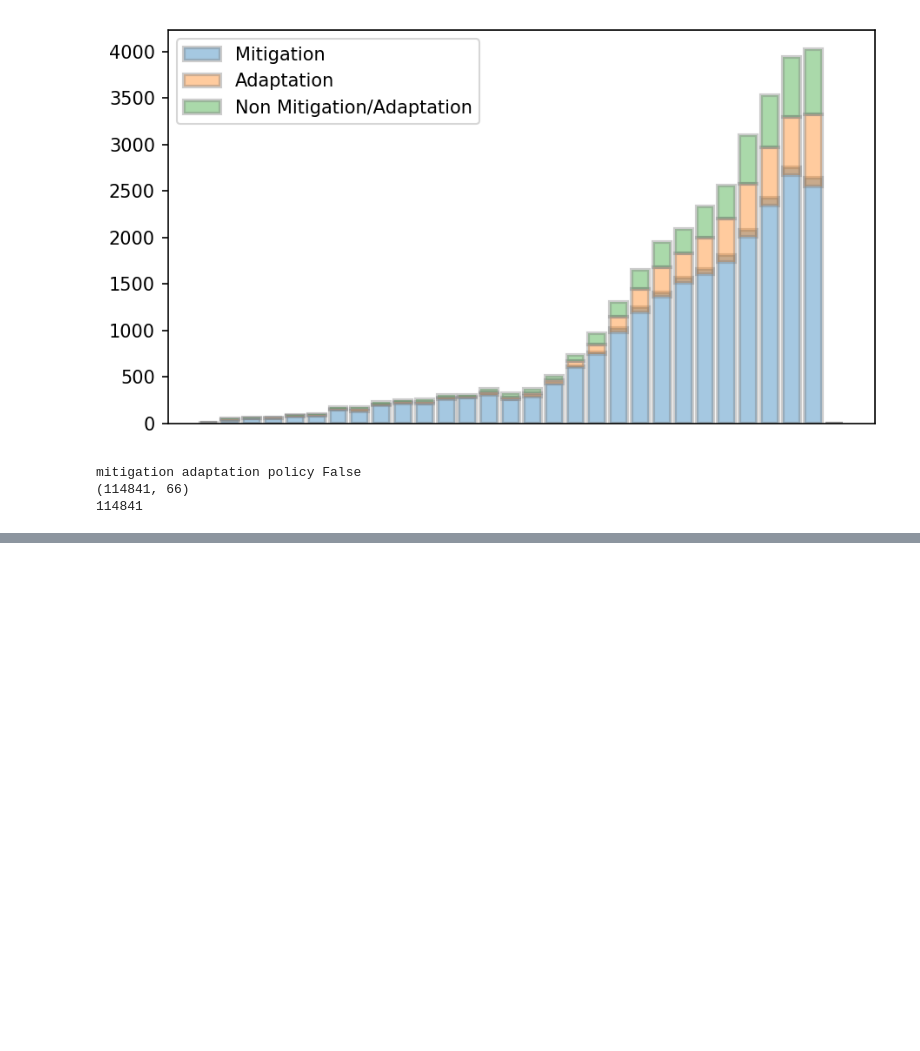
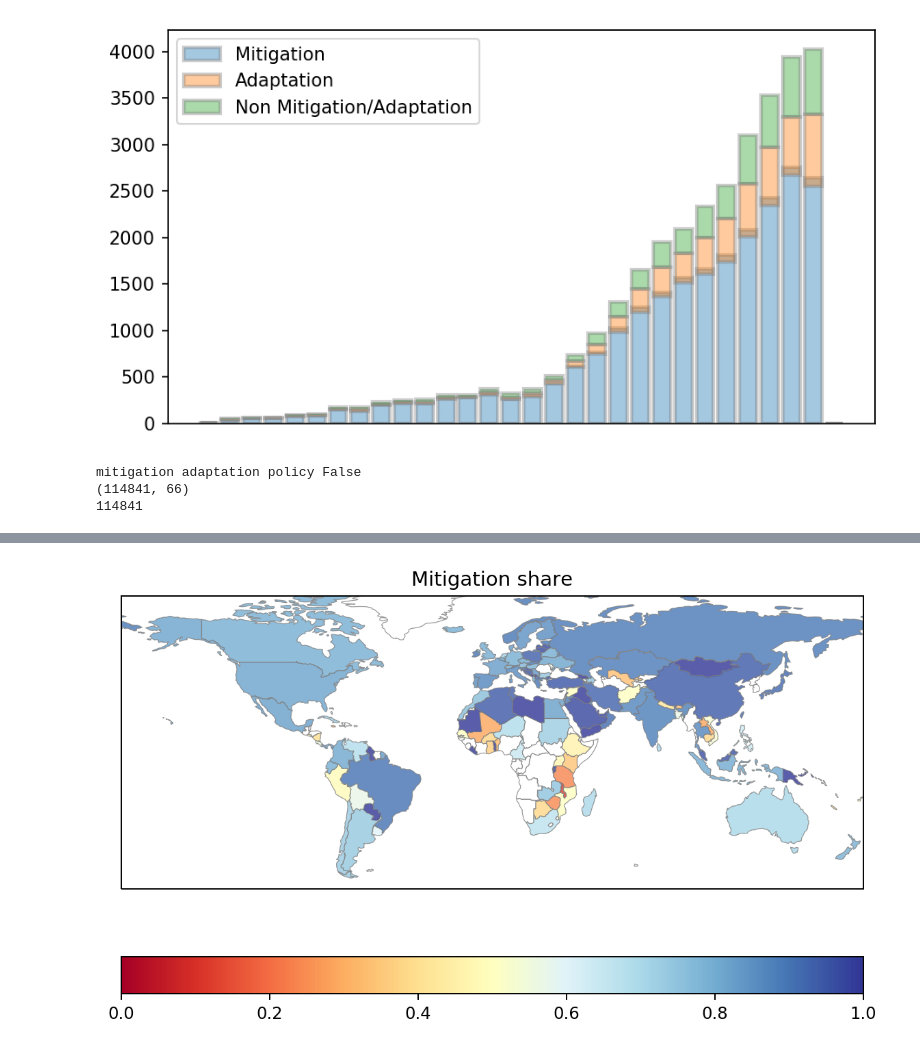
Before and after one commit to mcc-apsis/climate-policy-map, a Jupyter notebook: figures.ipynb, the cells around one changed output, grey strips where cells are left out. Saved outputs shown, nothing was run; the diff lists cells and outputs as text; code cells hidden in the pictures; blank space fills up the shorter version.

```diff
--- a/figures.ipynb
+++ b/figures.ipynb
@@ -223,0 +339,5 @@ mitigation adaptation policy False
+# %%
+sub_df = df[df['0 - relevance - prediction']>0.5]
+cgroups = sub_df.groupby('country')['1 - Mitigation - prediction','1 - Adaptation - prediction'].sum()
+cgroups['Mitigation_share'] = cgroups['1 - Mitigation - prediction'] / cgroups.sum(axis=1)
+cgroups.head()
@@ -223,0 +352,40 @@ mitigation adaptation policy False
+# %%
+
+fig = plt.figure(dpi=175,figsize=(8,5))
+ax = fig.add_subplot(1,1,1,projection=ccrs.PlateCarree(),)
+ax.set_extent([-150, 60, -25, 60])
+
+shpfilename = shpreader.natural_earth(resolution='110m',
+                                      category='cultural',
+                                      name='admin_0_countries')
+reader = shpreader.Reader(shpfilename)
+countries = reader.records()
+
+#cnorm = colors.LogNorm(vmin=cgroups['Mitigation_share'].min(),vmax=cgroups['Mitigation_share'].max())
+
+for country in countries:
+    try:
+        n = cgroups.loc[cgroups.index==country.attributes["NAME_CIAWF"],'Mitigation_share'].values[0]
+    except:
+        n = 0
+    #print(cdf.shape,)
+    if n > 0:
+        c = greens(n)
+    else:
+        c = "white"
+    ax.add_geometries(
+        [country.geometry], ccrs.PlateCarree(),
+        facecolor=c,edgecolor="grey",
+        linewidth=0.5,alpha=0.8,zorder=-1
+    )
+
+    ax.set_title("Mitigation share")
+                      #label=country.attributes['NAME_CIAWF'])
+
+sm = plt.cm.ScalarMappable(cmap=greens)
+sm._A = []
+plt.colorbar(sm,ax=ax,orientation="horizontal")
+
+plt.show()
+# %% [output]
+[figure, added]
```
Also changed, not shown: parts of 9 cells of this notebook, 1 other file.
